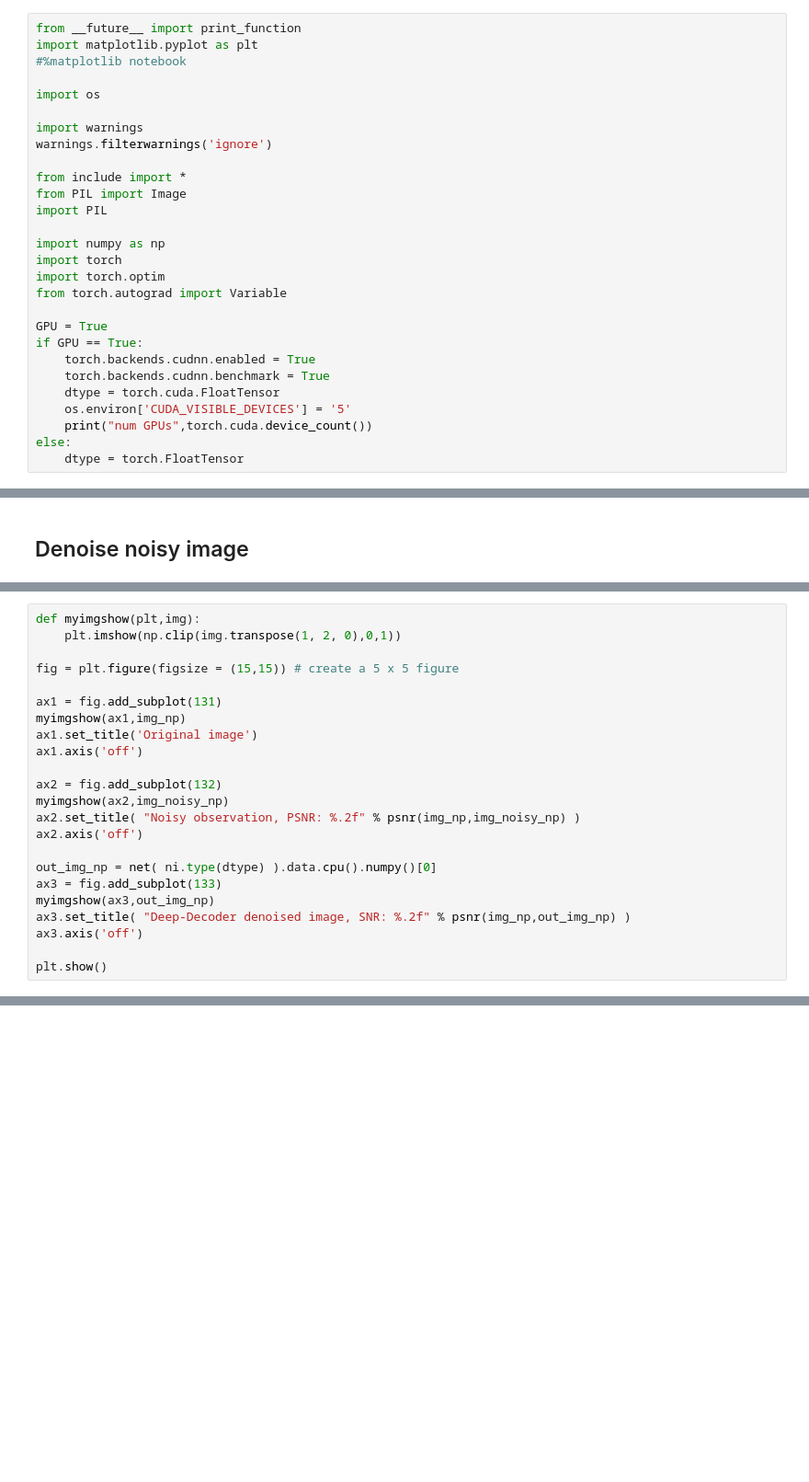
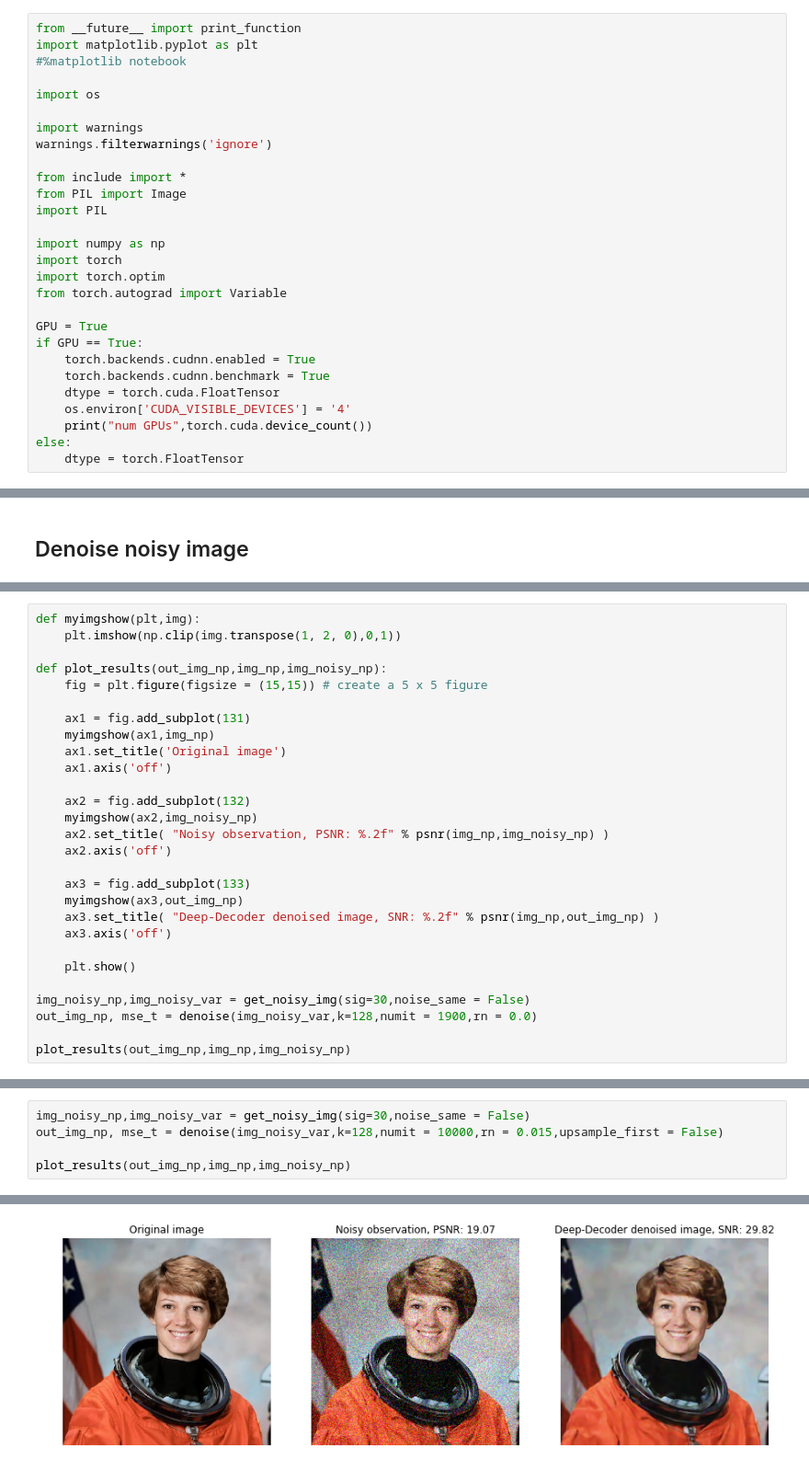
Before and after one commit to reinhardh/supplement_deep_decoder, a Jupyter notebook: denoising.ipynb, the cells around one changed output, grey strips where cells are left out. Shown at 92% size. Cells and saved outputs as stored; diff of their text form; blank space fills up the shorter version.

```diff
--- a/denoising.ipynb
+++ b/denoising.ipynb
@@ -26,7 +26,7 @@ if GPU == True:
     torch.backends.cudnn.enabled = True
     torch.backends.cudnn.benchmark = True
     dtype = torch.cuda.FloatTensor
-    os.environ['CUDA_VISIBLE_DEVICES'] = '5'
+    os.environ['CUDA_VISIBLE_DEVICES'] = '4'
     print("num GPUs",torch.cuda.device_count())
 else:
     dtype = torch.FloatTensor
@@ -94,23 +83,28 @@ Iteration 09990    Train loss 0.012388  Actual loss 0.001170 Actual loss orig 0.
 def myimgshow(plt,img):
     plt.imshow(np.clip(img.transpose(1, 2, 0),0,1))
 
-fig = plt.figure(figsize = (15,15)) # create a 5 x 5 figure
+def plot_results(out_img_np,img_np,img_noisy_np):
+    fig = plt.figure(figsize = (15,15)) # create a 5 x 5 figure
 
-ax1 = fig.add_subplot(131)
-myimgshow(ax1,img_np)
-ax1.set_title('Original image')
-ax1.axis('off')
+    ax1 = fig.add_subplot(131)
+    myimgshow(ax1,img_np)
+    ax1.set_title('Original image')
+    ax1.axis('off')
 
-ax2 = fig.add_subplot(132)
-myimgshow(ax2,img_noisy_np)
-ax2.set_title( "Noisy observation, PSNR: %.2f" % psnr(img_np,img_noisy_np) )
-ax2.axis('off')
+    ax2 = fig.add_subplot(132)
+    myimgshow(ax2,img_noisy_np)
+    ax2.set_title( "Noisy observation, PSNR: %.2f" % psnr(img_np,img_noisy_np) )
+    ax2.axis('off')
 
-out_img_np = net( ni.type(dtype) ).data.cpu().numpy()[0]
-ax3 = fig.add_subplot(133)
-myimgshow(ax3,out_img_np)
-ax3.set_title( "Deep-Decoder denoised image, SNR: %.2f" % psnr(img_np,out_img_np) )
-ax3.axis('off')
+    ax3 = fig.add_subplot(133)
+    myimgshow(ax3,out_img_np)
+    ax3.set_title( "Deep-Decoder denoised image, SNR: %.2f" % psnr(img_np,out_img_np) )
+    ax3.axis('off')
 
-plt.show()
+    plt.show()
+
+img_noisy_np,img_noisy_var = get_noisy_img(sig=30,noise_same = False)
+out_img_np, mse_t = denoise(img_noisy_var,k=128,numit = 1900,rn = 0.0)
+
+plot_results(out_img_np,img_np,img_noisy_np)
 # %% [output]
@@ -117 +114,7 @@ plt.show()
 [figure]
+# %%
+img_noisy_np,img_noisy_var = get_noisy_img(sig=30,noise_same = False)
+out_img_np, mse_t = denoise(img_noisy_var,k=128,numit = 10000,rn = 0.015,upsample_first = False)
+
+plot_results(out_img_np,img_np,img_noisy_np)
+# %% [output]
@@ -117,0 +124 @@ plt.show()
+[figure, added]
```
Also changed, not shown: parts of 14 cells of this notebook, 6 other files.
